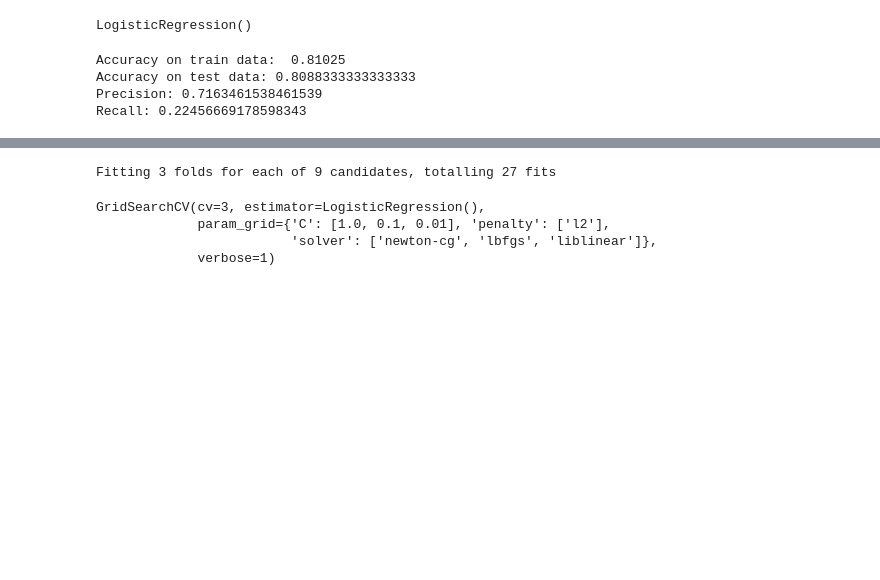
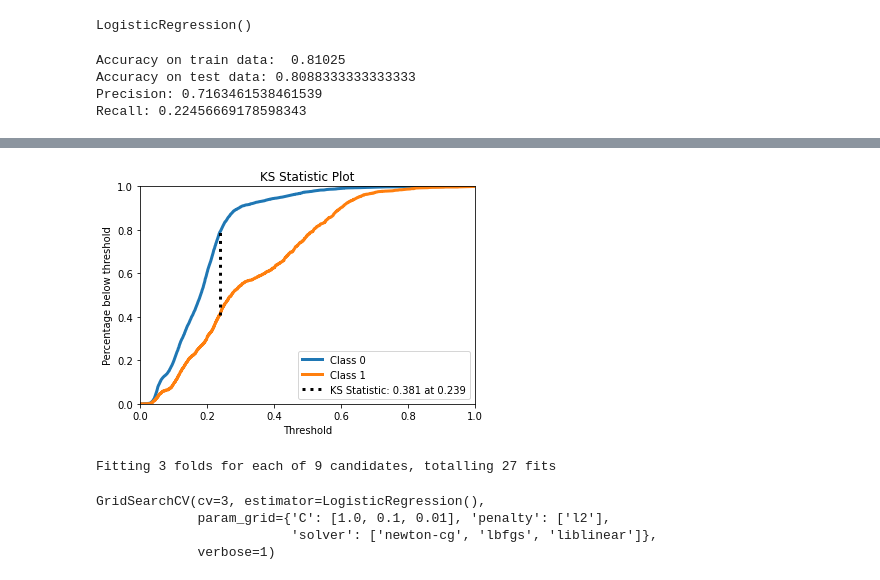
Before and after one commit to Sharaffin/Credit-card-default-prediction, a Jupyter notebook: credit_card_default_prediction.ipynb, the cells around one changed output, grey strips where cells are left out. Drawn from its saved outputs; the diff is of its cells as text; code cells hidden in the pictures; blank space fills up the shorter version.

```diff
--- a/credit_card_default_prediction.ipynb
+++ b/credit_card_default_prediction.ipynb
@@ -751,3 +771,9 @@ GRID SEARCH
+# %%
+target_proba = LR.predict_proba(X_test)
+skplt.metrics.plot_ks_statistic(Y_test, target_proba,)
+plt.show()
+# %% [output]
+[figure, added]
 # %%
 #Import the library - GridSearchCV
 from sklearn.model_selection import GridSearchCV
```
Also changed, not shown: parts of 31 cells of this notebook.
